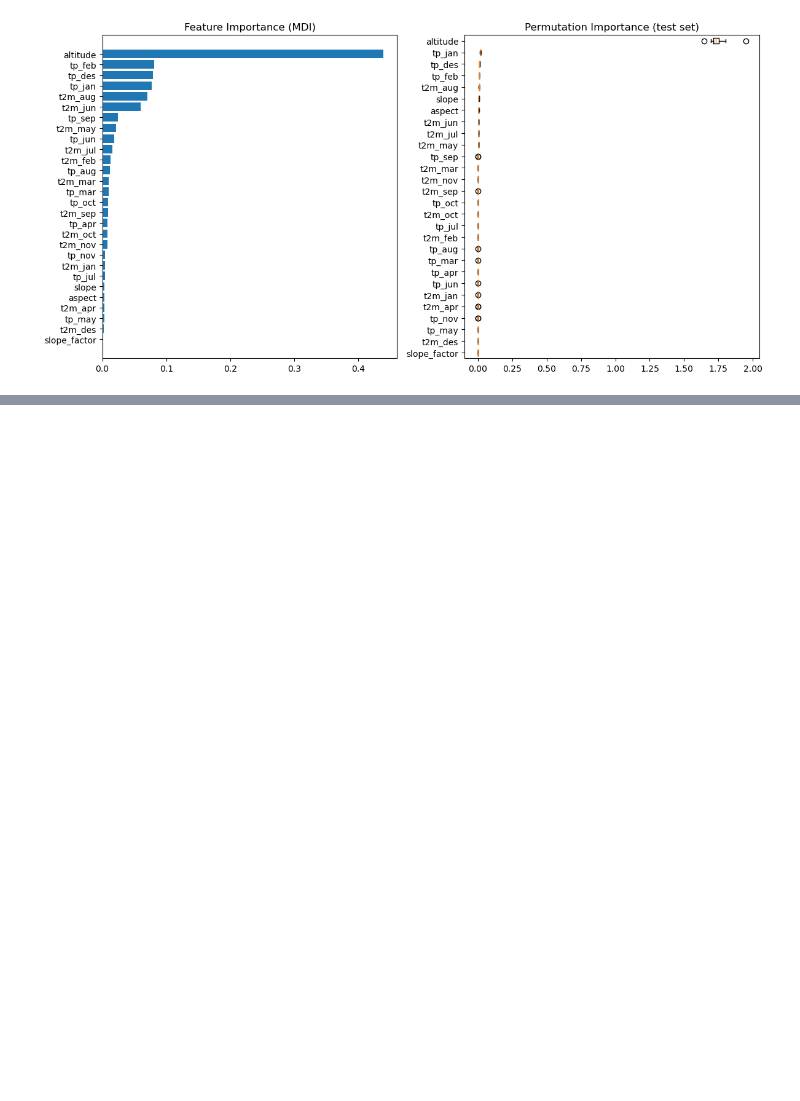
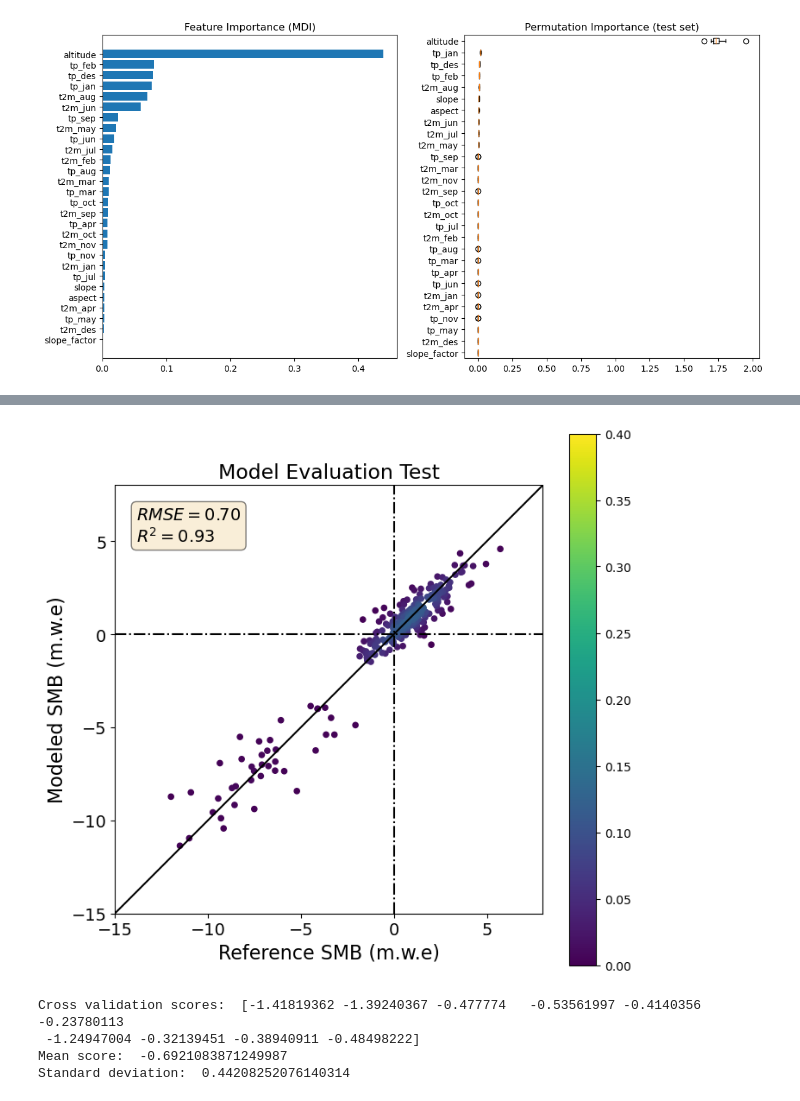
Before and after one commit to khsjursen/ML_MB_Norway, a Jupyter notebook: train_model_Nigardsbreen_all.ipynb, the cells around one changed output, grey strips where cells are left out. Saved outputs shown, nothing was run; the diff lists cells and outputs as text; code cells hidden in the pictures; blank space fills up the shorter version.

```diff
--- a/train_model_Nigardsbreen_all.ipynb
+++ b/train_model_Nigardsbreen_all.ipynb
@@ -592,0 +613,12 @@ plt.show()
+# %%
+features_to_drop = ['balance_netto', 'year', 'lat', 'lon']
+
+df_train_X = df_train.drop(features_to_drop, axis=1)
+df_train_y = df_train[['balance_netto']]
+
+X_train, y_train = df_train_X.values, df_train_y.values
+
+df_test_X = df_test.drop(features_to_drop, axis=1)
+df_test_y = df_test[['balance_netto']]
+
+X_test, y_test = df_test_X.values, df_test_y.values
@@ -592,0 +728,16 @@ plt.show()
+# %%
+y_pred_test = cvp(xgb_model, X_test, y_test, cv=10, n_jobs = 2)#, fit_params = param)
+
+plot_prediction(y_test, y_pred_test, 'Test', n_toplot=5000)
+
+cvl_test = cross_val_score(xgb_model, X_test, y_test, cv=10, scoring='neg_mean_squared_error')
+
+print('Cross validation scores: ', cvl_test)
+print('Mean score: ', cvl_test.mean())
+print('Standard deviation: ', cvl_test.std())
+# %% [output]
+[figure, added]
+Cross validation scores:  [-1.41819362 -1.39240367 -0.477774   -0.53561997 -0.4140356  -0.23780113
+ -1.24947004 -0.32139451 -0.38940911 -0.48498222]
+Mean score:  -0.6921083871249987
+Standard deviation:  0.44208252076140314
```
Also changed, not shown: parts of 10 cells of this notebook.
